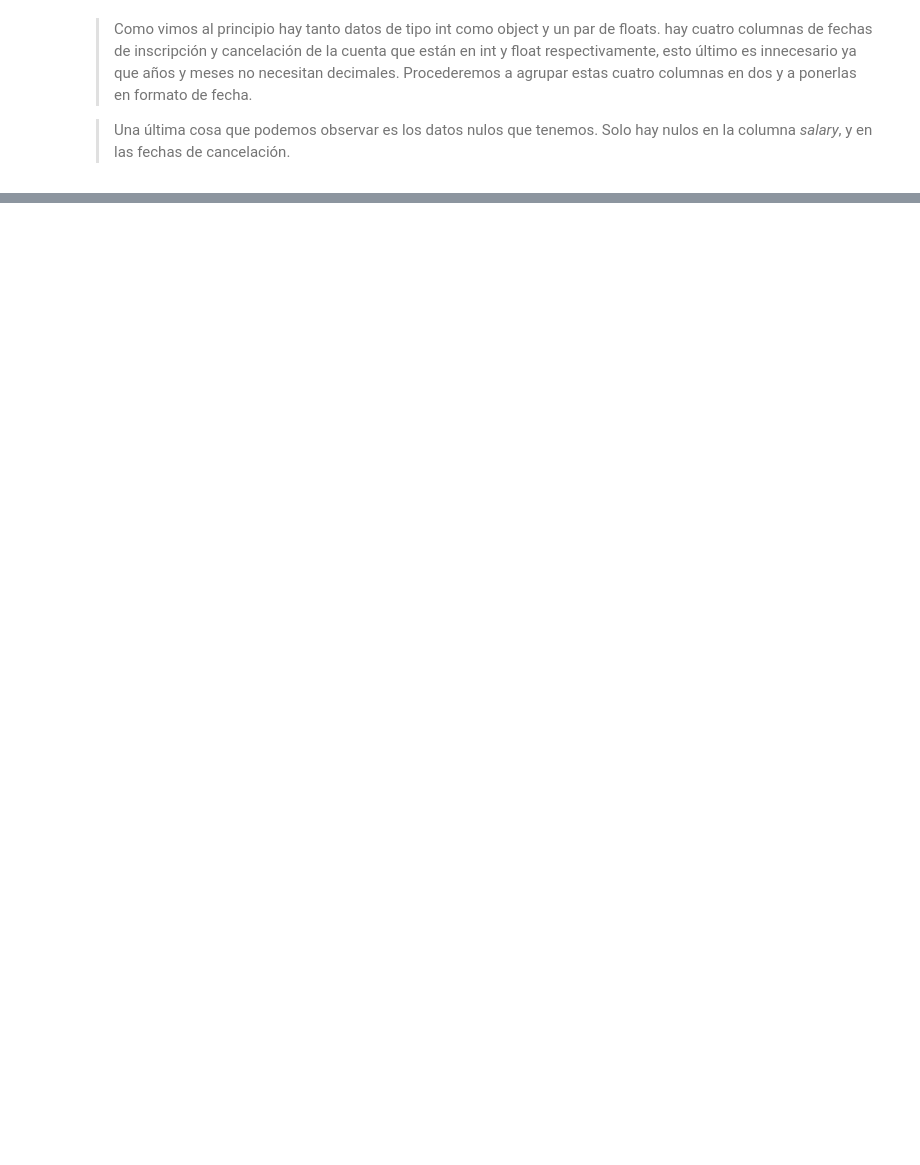
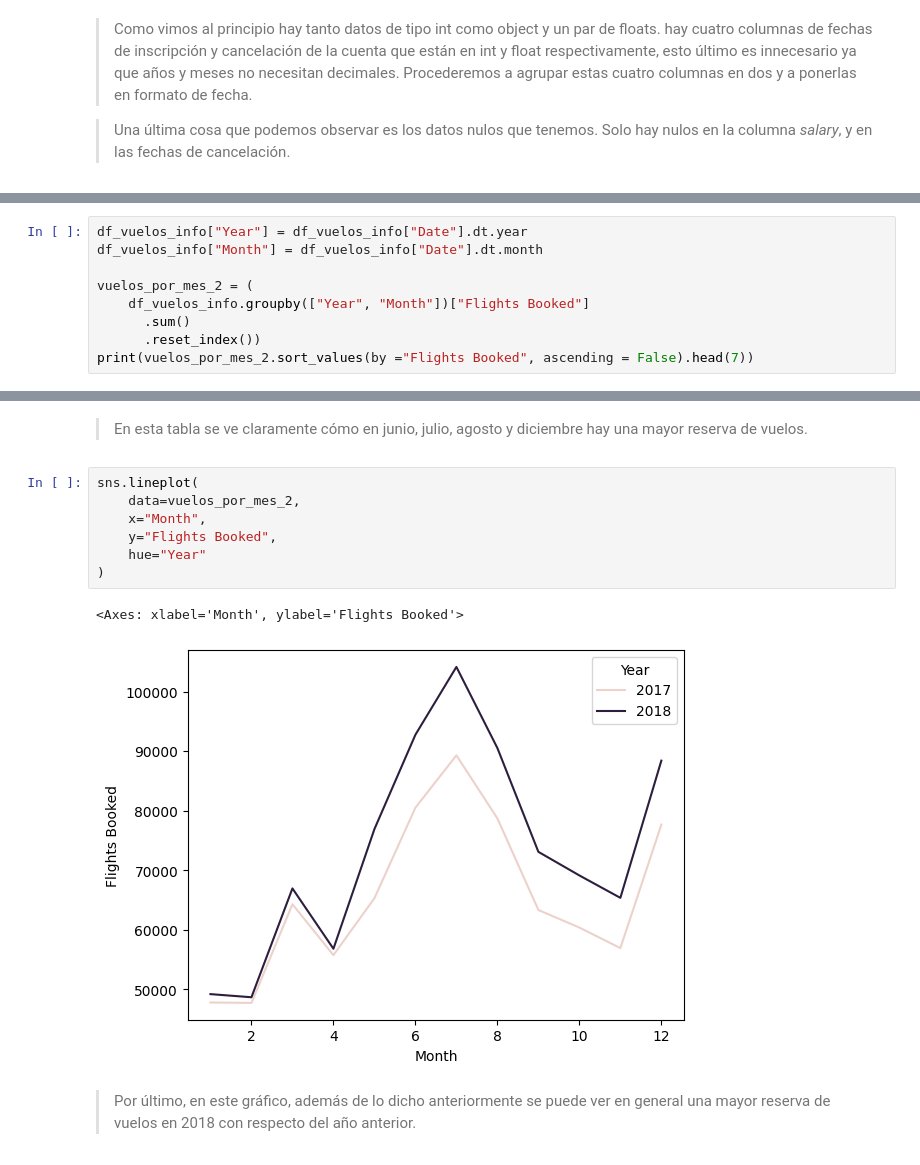
Before and after one commit to Adalab/bda-modulo-3-evaluacion-final-jenniferamosmerino-gif, a Jupyter notebook: Ejercicio_evaluacion_jennifer.ipynb, the cells around one changed output, grey strips where cells are left out. Cells and saved outputs as stored; diff of their text form; blank space fills up the shorter version.

```diff
--- a/Ejercicio_evaluacion_jennifer.ipynb
+++ b/Ejercicio_evaluacion_jennifer.ipynb
@@ -243,0 +345,9 @@ dtype: float64
+# %%
+df_vuelos_info["Year"] = df_vuelos_info["Date"].dt.year
+df_vuelos_info["Month"] = df_vuelos_info["Date"].dt.month
+
+vuelos_por_mes_2 = (
+    df_vuelos_info.groupby(["Year", "Month"])["Flights Booked"]
+      .sum()
+      .reset_index())
+print(vuelos_por_mes_2.sort_values(by ="Flights Booked", ascending = False).head(7))
@@ -243,0 +363,14 @@ dtype: float64
+# %% [markdown]
+>En esta tabla se ve claramente cómo en junio, julio, agosto y diciembre hay una mayor reserva de vuelos.
+# %%
+sns.lineplot(
+    data=vuelos_por_mes_2,
+    x="Month",
+    y="Flights Booked",
+    hue="Year"
+)
+# %% [output]
+<Axes: xlabel='Month', ylabel='Flights Booked'>
+[figure, added]
+# %% [markdown]
+>Por último, en este gráfico, además de lo dicho anteriormente se puede ver en general una mayor reserva de vuelos en 2018 con respecto del año anterior.
```
Also changed, not shown: parts of 72 cells of this notebook, 2 other files.
